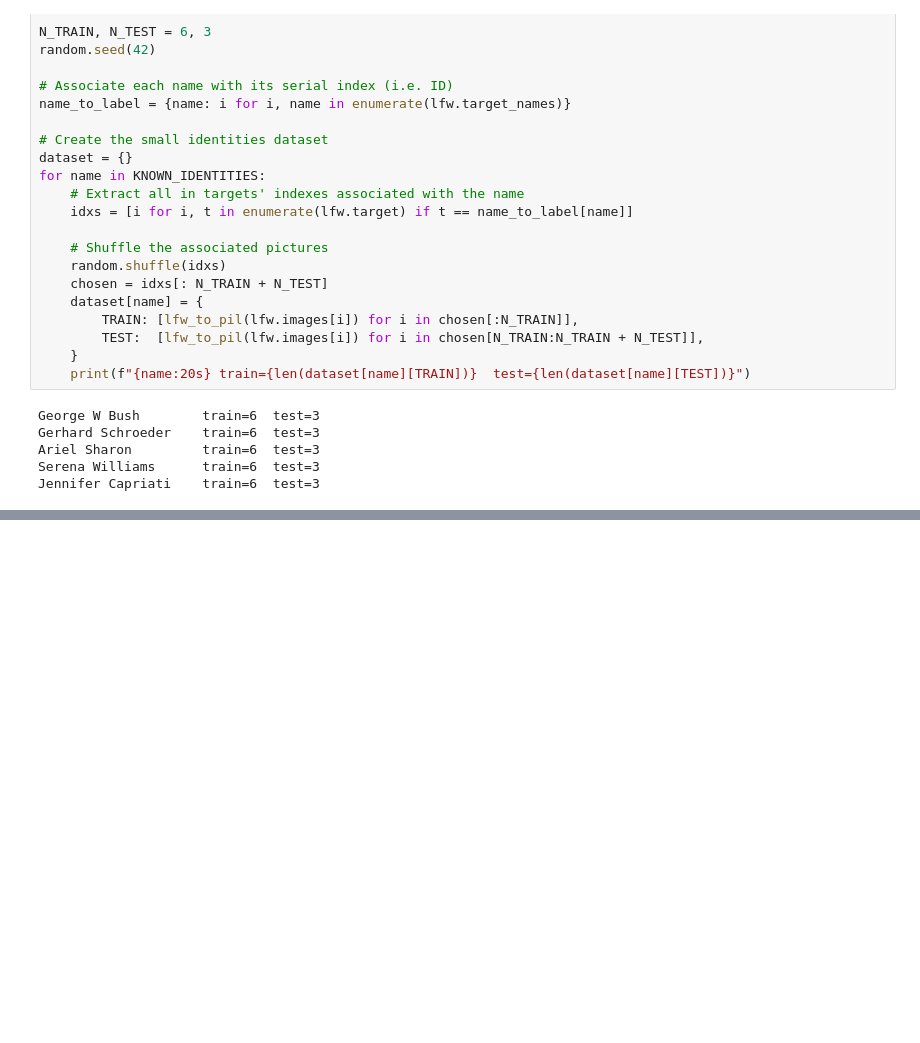
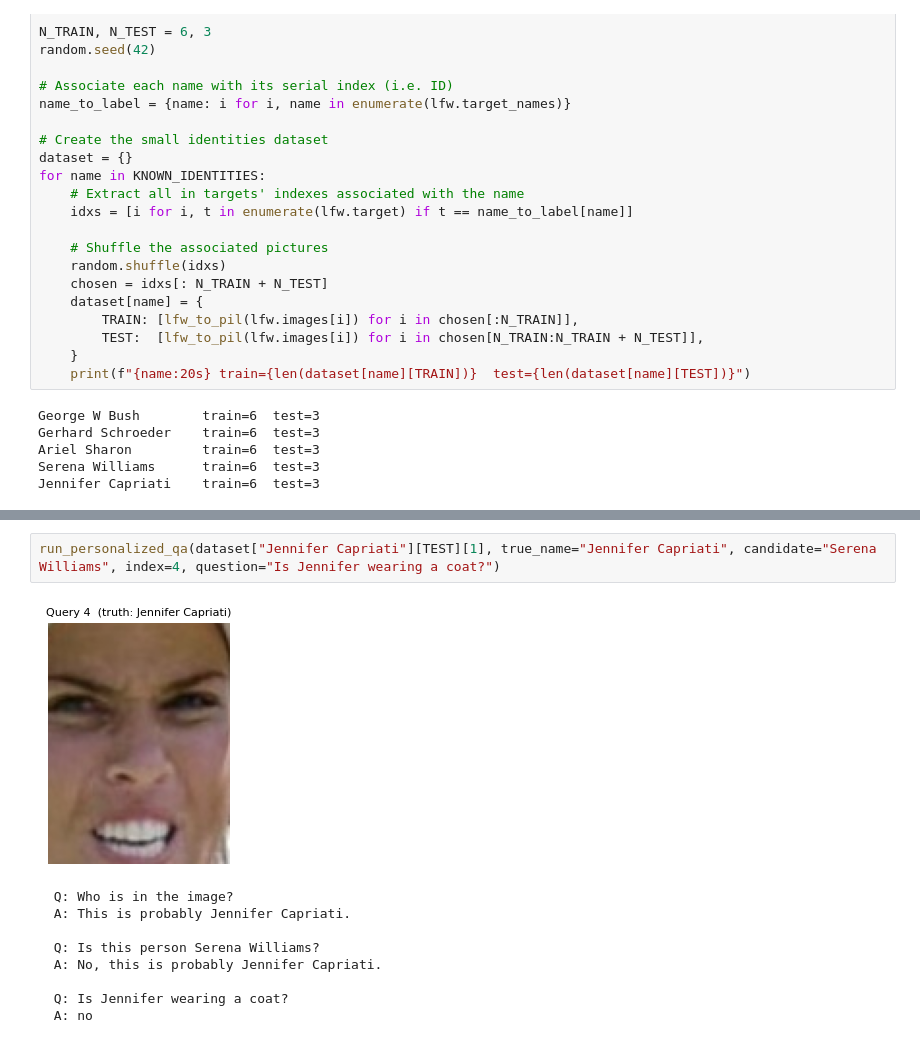
Before and after one commit to yaronwinter/Nebius, a Jupyter notebook: weeks/week8/llm/llm_multi_model_hw4.ipynb, the cells around one changed output, grey strips where cells are left out. Cells and saved outputs as stored; diff of their text form; blank space fills up the shorter version.

```diff
--- a/weeks/week8/llm/llm_multi_model_hw4.ipynb
+++ b/weeks/week8/llm/llm_multi_model_hw4.ipynb
@@ -745 +765,13 @@ run_personalized_qa(dataset["Colin Powell"]["test"][0], true_name="Colin Powell"
+# %%
+run_personalized_qa(dataset["Jennifer Capriati"][TEST][1], true_name="Jennifer Capriati", candidate="Serena Williams", index=4, question="Is Jennifer wearing a coat?")
+# %% [output]
+[figure, added]
+  Q: Who is in the image?
+  A: This is probably Jennifer Capriati.
+
+  Q: Is this person Serena Williams?
+  A: No, this is probably Jennifer Capriati.
+
+  Q: Is Jennifer wearing a coat?
+  A: no
 # %%
```
Also changed, not shown: parts of 22 cells of this notebook.
